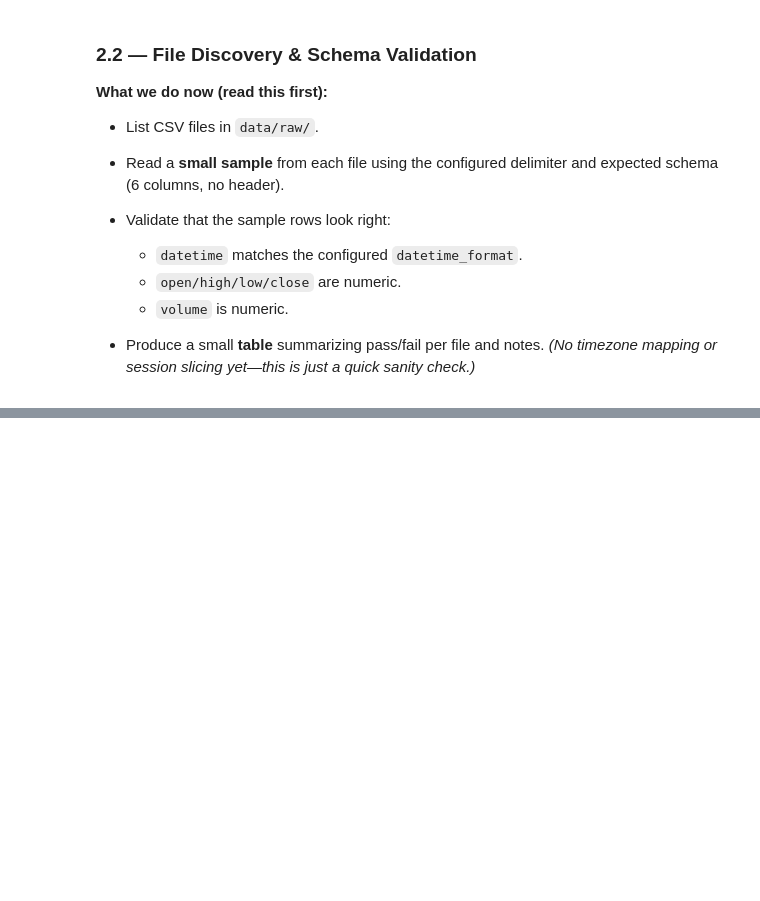
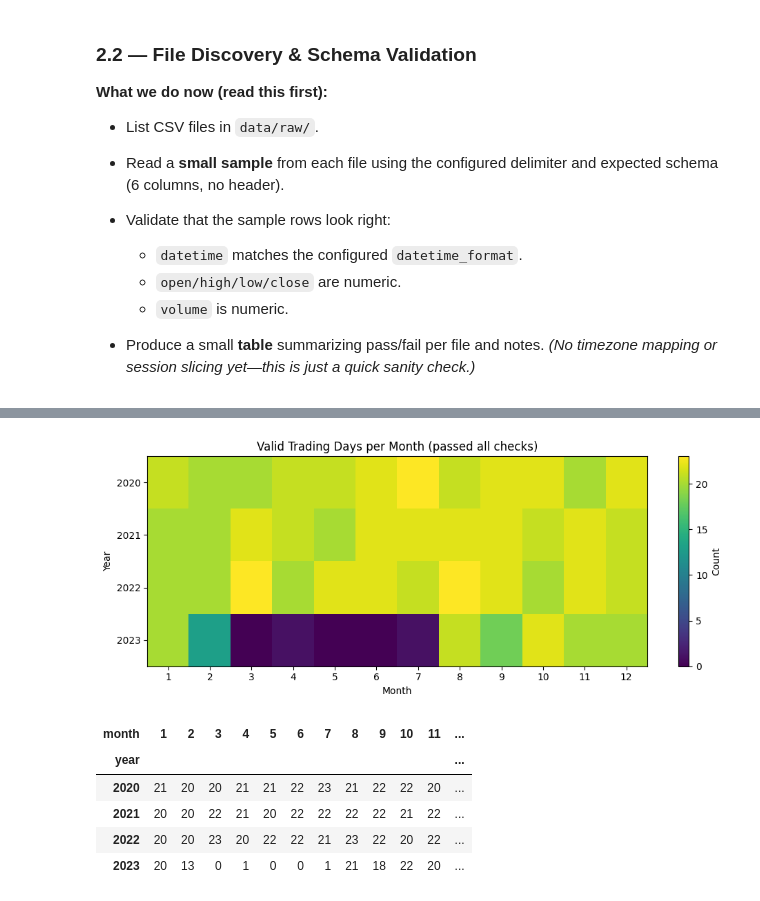
Before and after one commit to Mbaka11/OpeningRange, a Jupyter notebook: notebooks/02_data_audit.ipynb, the cells around one changed output, grey strips where cells are left out. Saved outputs shown, nothing was run; the diff lists cells and outputs as text; code cells hidden in the pictures; blank space fills up the shorter version.

Commit message:
update initial timezone and continue the 2nd notebook

```diff
--- a/notebooks/02_data_audit.ipynb
+++ b/notebooks/02_data_audit.ipynb
@@ -119,0 +651,44 @@ Name: value, dtype: object
+# %%
+# 2.5.1 — Coverage heatmap
+
+from pathlib import Path
+import pandas as pd
+import numpy as np
+import matplotlib.pyplot as plt
+
+# Locate outputs even if this cell runs standalone
+ROOT = Path.cwd().parent if Path.cwd().name == "notebooks" else Path.cwd()
+REPORTS_TBLS = ROOT / "reports" / "tables"
+valid_path = REPORTS_TBLS / "valid_days.csv"
+
+# Load from memory if present; else from disk
+if "valid_days" in globals():
+    vd = valid_days.copy()
+else:
+    vd = pd.read_csv(valid_path, parse_dates=["date"])
+
+vd["year"] = vd["date"].dt.year
+vd["month"] = vd["date"].dt.month
+
+coverage = vd.groupby(["year", "month"])["date"].count().unstack(fill_value=0).sort_index()
+plt.figure(figsize=(10,4))
+plt.imshow(coverage.values, aspect="auto")
+plt.title("Valid Trading Days per Month (passed all checks)")
+plt.yticks(ticks=range(len(coverage.index)), labels=coverage.index)
+plt.xticks(ticks=range(coverage.shape[1]), labels=[str(m) for m in coverage.columns])
+plt.colorbar(label="Count")
+plt.xlabel("Month")
+plt.ylabel("Year")
+plt.tight_layout()
+plt.show()
+
+# Small numeric summary
+display(coverage)
+# %% [output]
+[figure, added]
+| month | 1 | 2 | 3 | 4 | 5 | 6 | 7 | 8 | 9 | 10 | 11 | ... |
+| year |  |  |  |  |  |  |  |  |  |  |  | ... |
+| 2020 | 21 | 20 | 20 | 21 | 21 | 22 | 23 | 21 | 22 | 22 | 20 | ... |
+| 2021 | 20 | 20 | 22 | 21 | 20 | 22 | 22 | 22 | 22 | 21 | 22 | ... |
+| 2022 | 20 | 20 | 23 | 20 | 22 | 22 | 21 | 23 | 22 | 20 | 22 | ... |
+| 2023 | 20 | 13 | 0 | 1 | 0 | 0 | 1 | 21 | 18 | 22 | 20 | ... |
```
Also changed, not shown: parts of 16 cells of this notebook, 1 other file.
